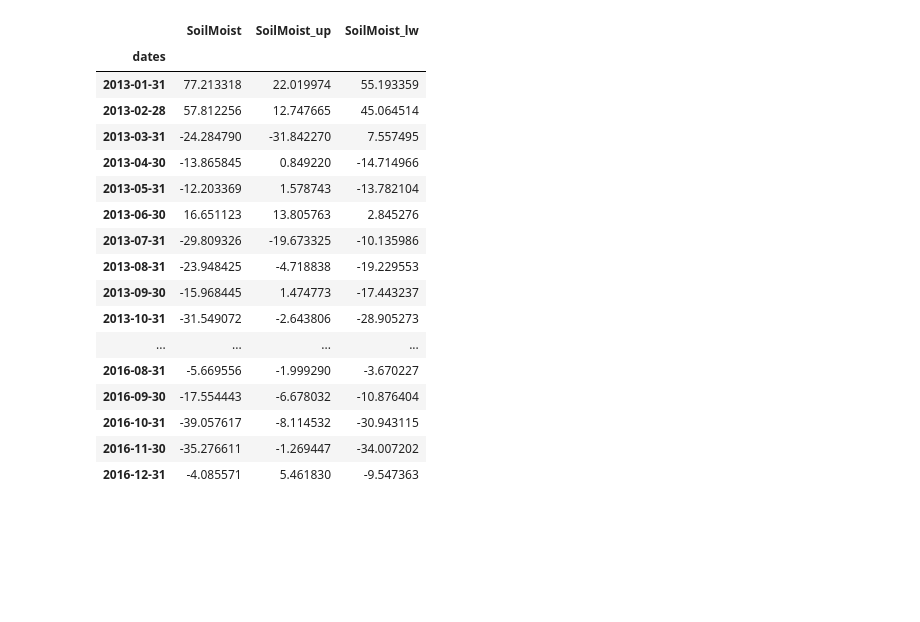
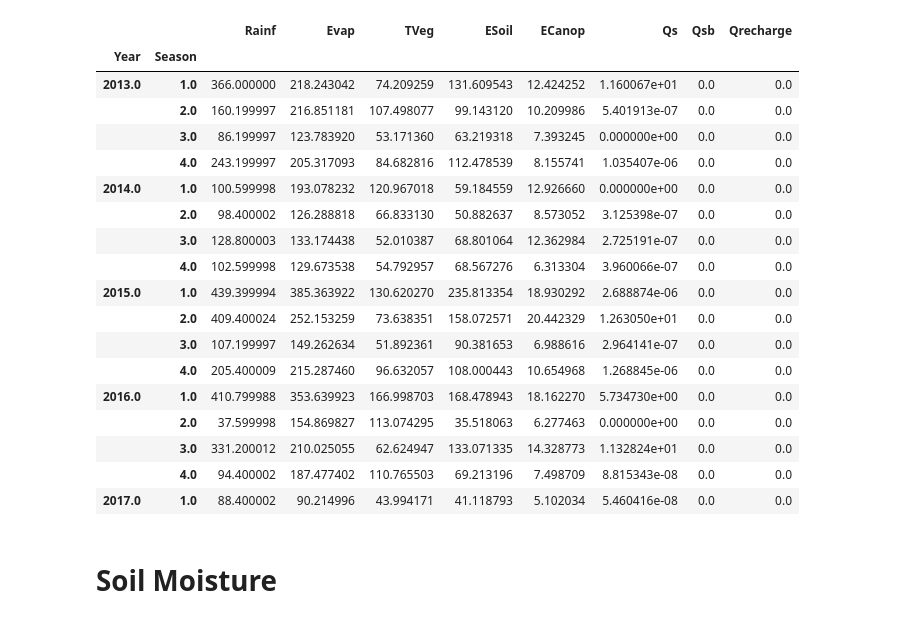
Before and after one commit to bibivking/gdata, a Jupyter notebook: plot_eucface_waterbal_cable_vs_obs.ipynb, the cells around one changed output. Drawn from its saved outputs; the diff is of its cells as text; code cells hidden in the pictures; blank space fills up the shorter version.

```diff
--- a/plot_eucface_waterbal_cable_vs_obs.ipynb
+++ b/plot_eucface_waterbal_cable_vs_obs.ipynb
@@ -88 +138,25 @@ df
+# %%
+df_ele
+# %% [output]
+|  |  | Rainf | Evap | TVeg | ESoil | ECanop | Qs | Qsb | Qrecharge |
+| Year | Season |  |  |  |  |  |  |  |  |
+| 2013.0 | 1.0 | 366.000000 | 218.243042 | 74.209259 | 131.609543 | 12.424252 | 1.160067e+01 | 0.0 | 0.0 |
+|  | 2.0 | 160.199997 | 216.851181 | 107.498077 | 99.143120 | 10.209986 | 5.401913e-07 | 0.0 | 0.0 |
+|  | 3.0 | 86.199997 | 123.783920 | 53.171360 | 63.219318 | 7.393245 | 0.000000e+00 | 0.0 | 0.0 |
+|  | 4.0 | 243.199997 | 205.317093 | 84.682816 | 112.478539 | 8.155741 | 1.035407e-06 | 0.0 | 0.0 |
+| 2014.0 | 1.0 | 100.599998 | 193.078232 | 120.967018 | 59.184559 | 12.926660 | 0.000000e+00 | 0.0 | 0.0 |
+|  | 2.0 | 98.400002 | 126.288818 | 66.833130 | 50.882637 | 8.573052 | 3.125398e-07 | 0.0 | 0.0 |
+|  | 3.0 | 128.800003 | 133.174438 | 52.010387 | 68.801064 | 12.362984 | 2.725191e-07 | 0.0 | 0.0 |
+|  | 4.0 | 102.599998 | 129.673538 | 54.792957 | 68.567276 | 6.313304 | 3.960066e-07 | 0.0 | 0.0 |
+| 2015.0 | 1.0 | 439.399994 | 385.363922 | 130.620270 | 235.813354 | 18.930292 | 2.688874e-06 | 0.0 | 0.0 |
+|  | 2.0 | 409.400024 | 252.153259 | 73.638351 | 158.072571 | 20.442329 | 1.263050e+01 | 0.0 | 0.0 |
+|  | 3.0 | 107.199997 | 149.262634 | 51.892361 | 90.381653 | 6.988616 | 2.964141e-07 | 0.0 | 0.0 |
+|  | 4.0 | 205.400009 | 215.287460 | 96.632057 | 108.000443 | 10.654968 | 1.268845e-06 | 0.0 | 0.0 |
+| 2016.0 | 1.0 | 410.799988 | 353.639923 | 166.998703 | 168.478943 | 18.162270 | 5.734730e+00 | 0.0 | 0.0 |
+|  | 2.0 | 37.599998 | 154.869827 | 113.074295 | 35.518063 | 6.277463 | 0.000000e+00 | 0.0 | 0.0 |
+|  | 3.0 | 331.200012 | 210.025055 | 62.624947 | 133.071335 | 14.328773 | 1.132824e+01 | 0.0 | 0.0 |
+|  | 4.0 | 94.400002 | 187.477402 | 110.765503 | 69.213196 | 7.498709 | 8.815343e-08 | 0.0 | 0.0 |
+| 2017.0 | 1.0 | 88.400002 | 90.214996 | 43.994171 | 41.118793 | 5.102034 | 5.460416e-08 | 0.0 | 0.0 |
+# %% [markdown]
+# Soil Moisture
 # %%
@@ -120,34 +225,27 @@ df_SM_chg          = df_SM_chg.set_index('dates')
 # %%
 # monthly soil water content and monthly changes
-df_SM_mth_laststep         = df_SM.resample("M").agg('mean')
-df_SM_mth_laststep.iloc[0] = df_SM.iloc[0]
+df_SM_mth_laststep_amb         = df_SM_amb.resample("M").agg('mean')
+df_SM_mth_laststep_amb.iloc[0] = df_SM_amb.iloc[0]
 j = 1
-for i in np.arange(0,len(df_SM),1):
-    if df_SM.index.is_month_start[i] and df_SM_index[i][11:16] == '00:00':
-        df_SM_mth_laststep.iloc[j] = df_SM.iloc[i]
+for i in np.arange(0,len(df_SM_amb),1):
+    if df_SM_amb.index.is_month_start[i] and df_SM_index_amb[i][11:16] == '00:00':
+        df_SM_mth_laststep_amb.iloc[j] = df_SM_amb.iloc[i]
         j       += 1
-df_SM_mth_chg = pd.DataFrame((df_SM_mth_laststep.iloc[1:].values - df_SM_mth_laststep.iloc[0:-1].values), \
+df_SM_mth_chg_amb = pd.DataFrame((df_SM_mth_laststep_amb.iloc[1:].values - df_SM_mth_laststep_amb.iloc[0:-1].values), \
                           columns=['SoilMoist','SoilMoist_up','SoilMoist_lw'])
-df_SM_mth_chg['dates'] = df_SM_mth_laststep.index[0:-1]
-df_SM_mth_chg          = df_SM_mth_chg.set_index('dates')
-df_SM_mth_chg
+df_SM_mth_chg_amb['dates'] = df_SM_mth_laststep_amb.index[0:-1]
+df_SM_mth_chg_amb          = df_SM_mth_chg_amb.set_index('dates')
+
+# monthly soil water content and monthly changes
+df_SM_mth_laststep_ele         = df_SM_ele.resample("M").agg('mean')
+df_SM_mth_laststep_ele.iloc[0] = df_SM_ele.iloc[0]
+j = 1
+for i in np.arange(0,len(df_SM_ele),1):
+    if df_SM_ele.index.is_month_start[i] and df_SM_index_ele[i][11:16] == '00:00':
+        df_SM_mth_laststep_ele.iloc[j] = df_SM_ele.iloc[i]
+        j       += 1
+df_SM_mth_chg_ele = pd.DataFrame((df_SM_mth_laststep_ele.iloc[1:].values - df_SM_mth_laststep_ele.iloc[0:-1].values), \
+                          columns=['SoilMoist','SoilMoist_up','SoilMoist_lw'])
+df_SM_mth_chg_ele['dates'] = df_SM_mth_laststep_ele.index[0:-1]
+df_SM_mth_chg_ele          = df_SM_mth_chg_ele.set_index('dates')
-# %% [output]
-|  | SoilMoist | SoilMoist_up | SoilMoist_lw |
-| dates |  |  |  |
-| 2013-01-31 | 77.213318 | 22.019974 | 55.193359 |
-| 2013-02-28 | 57.812256 | 12.747665 | 45.064514 |
-| 2013-03-31 | -24.284790 | -31.842270 | 7.557495 |
-| 2013-04-30 | -13.865845 | 0.849220 | -14.714966 |
-| 2013-05-31 | -12.203369 | 1.578743 | -13.782104 |
-| 2013-06-30 | 16.651123 | 13.805763 | 2.845276 |
-| 2013-07-31 | -29.809326 | -19.673325 | -10.135986 |
-| 2013-08-31 | -23.948425 | -4.718838 | -19.229553 |
-| 2013-09-30 | -15.968445 | 1.474773 | -17.443237 |
-| 2013-10-31 | -31.549072 | -2.643806 | -28.905273 |
-| ... | ... | ... | ... |
-| 2016-08-31 | -5.669556 | -1.999290 | -3.670227 |
-| 2016-09-30 | -17.554443 | -6.678032 | -10.876404 |
-| 2016-10-31 | -39.057617 | -8.114532 | -30.943115 |
-| 2016-11-30 | -35.276611 | -1.269447 | -34.007202 |
-| 2016-12-31 | -4.085571 | 5.461830 | -9.547363 |
 # %%
```
Also changed, not shown: parts of 14 cells of this notebook.
